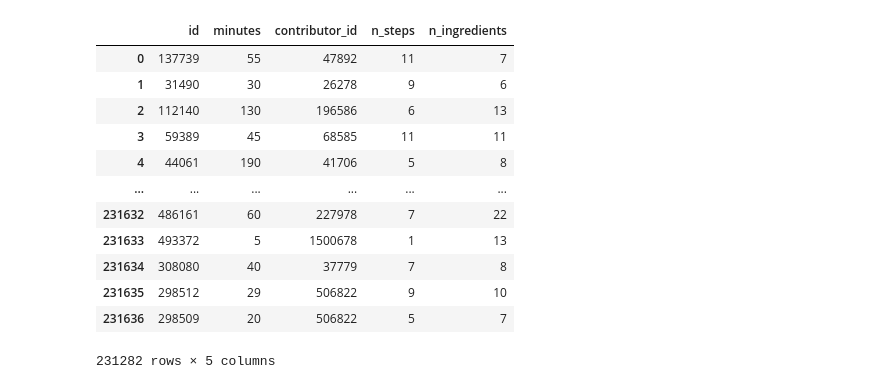
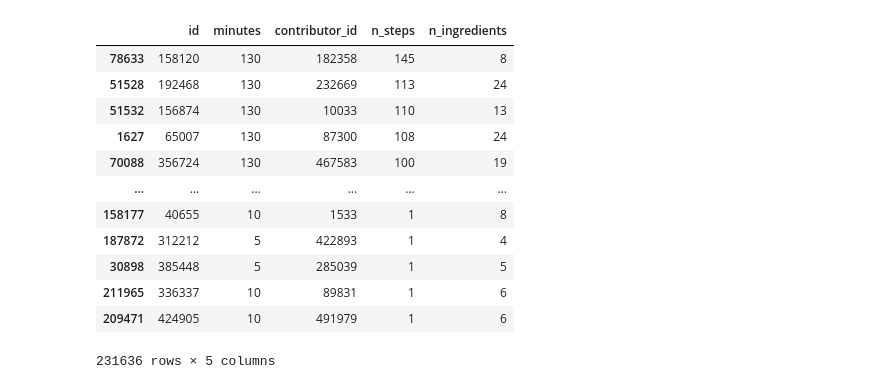
Before and after one commit to Nanouna/recettes-et-sentiments, a Jupyter notebook: eda_notebooks/Théo.ipynb, the cells around one changed output. Drawn from its saved outputs; the diff is of its cells as text; code cells hidden in the pictures.

```diff
--- a/eda_notebooks/Théo.ipynb
+++ b/eda_notebooks/Théo.ipynb
@@ -7,3 +17,0 @@ import matplotlib.pyplot as plt
-# %%
-data_reviews = pd.read_csv('../../data/RAW_interactions.csv')
-data_recipes = pd.read_csv('../../data/RAW_recipes.csv')
@@ -162,4 +38,5 @@ dtype: int64
 # %%
+data_recipes_numeric['minutes'] = data_recipes_numeric['minutes'].clip(lower =5 ,upper=130)
 data_recipes_numeric.sort_values('minutes', ascending=False)
 # %% [output]
 |  | id | minutes | contributor_id | n_steps | n_ingredients |
@@ -178,18 +60,17 @@ data_recipes_numeric.sort_values('minutes', ascending=False)
 # %%
-
-data_recipes_numeric.drop(data_recipes_numeric[data_recipes_numeric.minutes > 5000].index, inplace=True)
-data_recipes_numeric
+data_recipes_numeric.drop(data_recipes_numeric[data_recipes_numeric.n_steps == 0].index, inplace=True)
+data_recipes_numeric.sort_values('n_steps', ascending=False)
 # %% [output]
 |  | id | minutes | contributor_id | n_steps | n_ingredients |
-| 0 | 137739 | 55 | 47892 | 11 | 7 |
-| 1 | 31490 | 30 | 26278 | 9 | 6 |
-| 2 | 112140 | 130 | 196586 | 6 | 13 |
-| 3 | 59389 | 45 | 68585 | 11 | 11 |
-| 4 | 44061 | 190 | 41706 | 5 | 8 |
+| 78633 | 158120 | 130 | 182358 | 145 | 8 |
+| 51528 | 192468 | 130 | 232669 | 113 | 24 |
+| 51532 | 156874 | 130 | 10033 | 110 | 13 |
+| 1627 | 65007 | 130 | 87300 | 108 | 24 |
+| 70088 | 356724 | 130 | 467583 | 100 | 19 |
 | ... | ... | ... | ... | ... | ... |
-| 231632 | 486161 | 60 | 227978 | 7 | 22 |
-| 231633 | 493372 | 5 | 1500678 | 1 | 13 |
-| 231634 | 308080 | 40 | 37779 | 7 | 8 |
-| 231635 | 298512 | 29 | 506822 | 9 | 10 |
-| 231636 | 298509 | 20 | 506822 | 5 | 7 |
+| 158177 | 40655 | 10 | 1533 | 1 | 8 |
+| 187872 | 312212 | 5 | 422893 | 1 | 4 |
+| 30898 | 385448 | 5 | 285039 | 1 | 5 |
+| 211965 | 336337 | 10 | 89831 | 1 | 6 |
+| 209471 | 424905 | 10 | 491979 | 1 | 6 |
-231282 rows × 5 columns
+231636 rows × 5 columns
```
Also changed, not shown: parts of 29 cells of this notebook.
